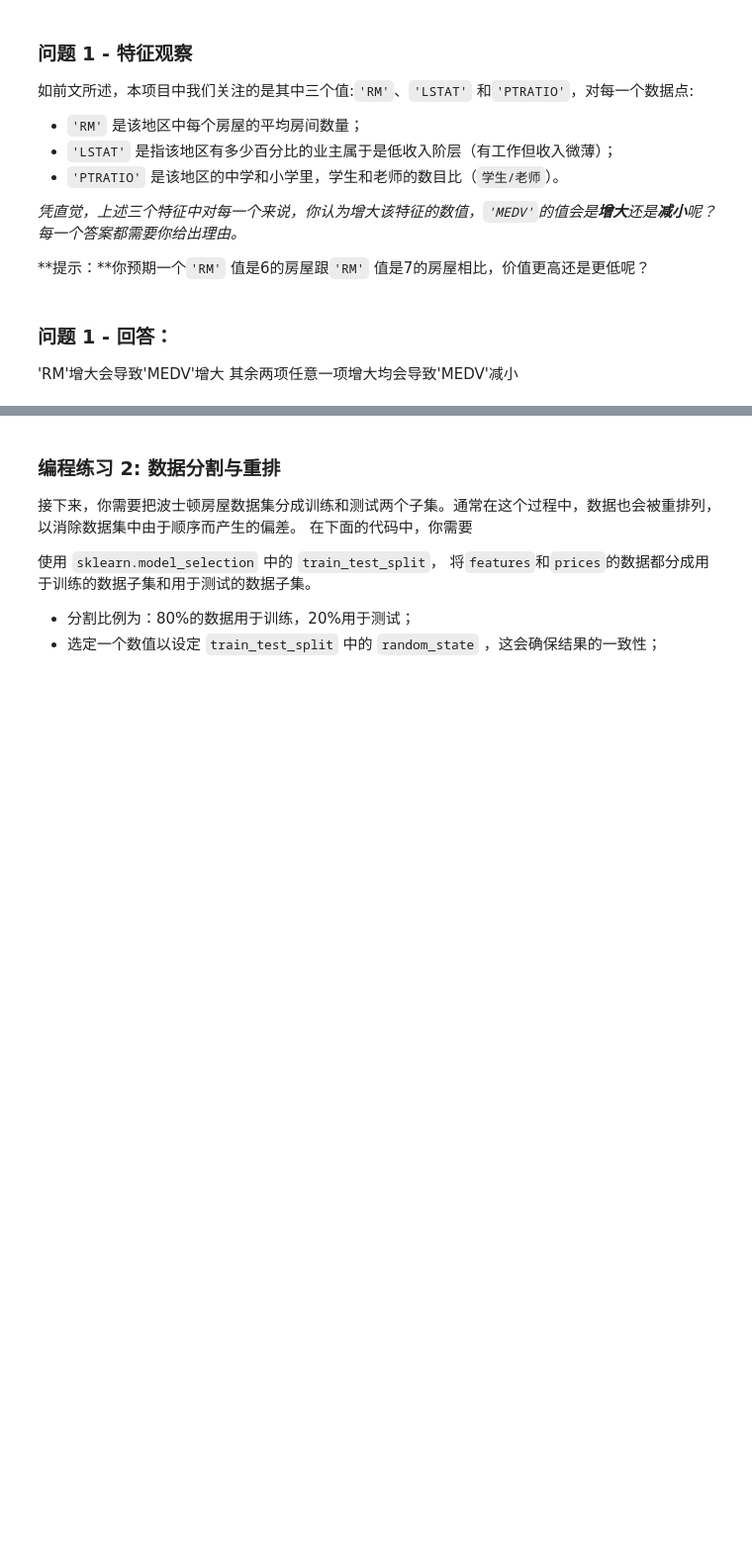
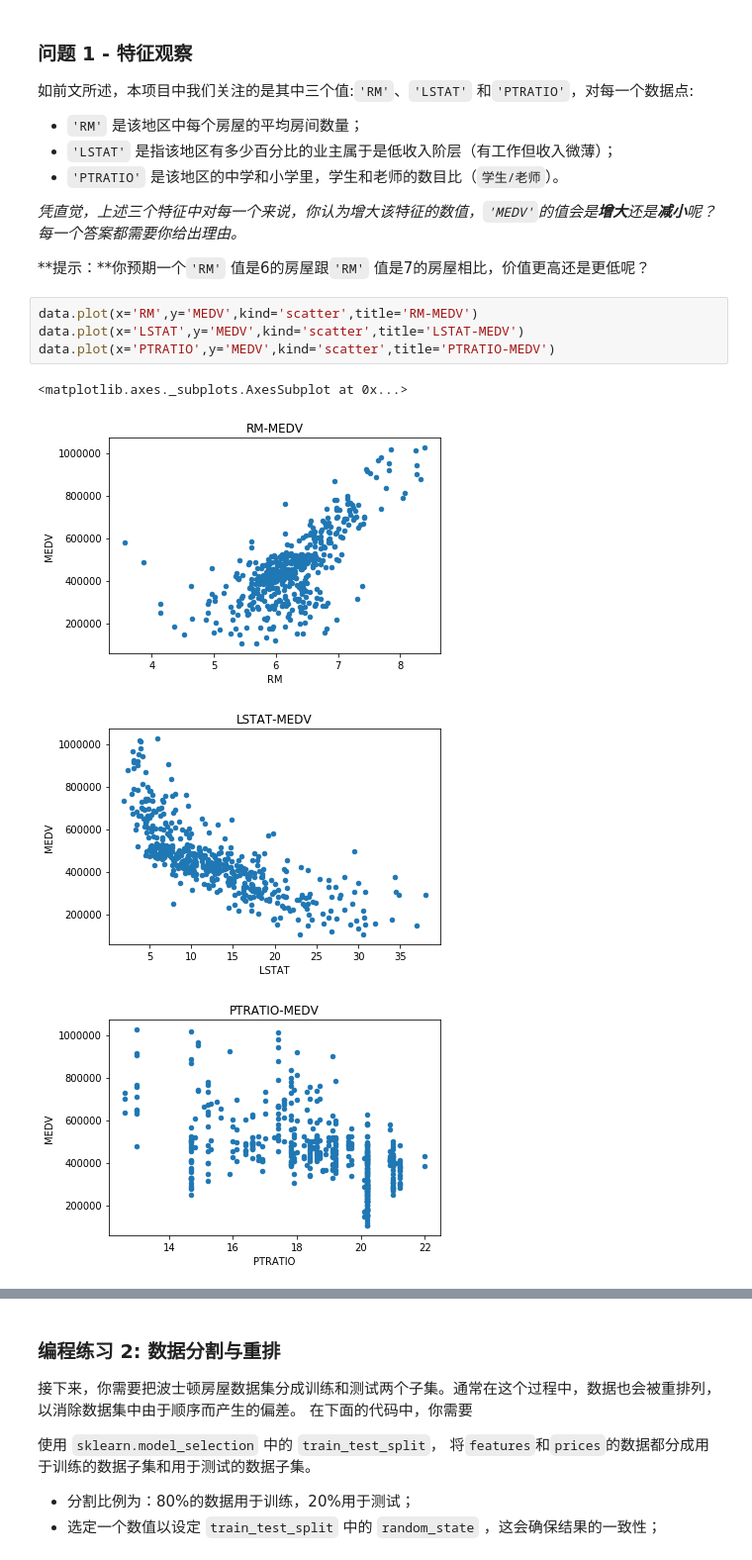
Before and after one commit to Lee-Think/boston-housing, a Jupyter notebook: boston_housing.ipynb, the cells around one changed output, grey strips where cells are left out. Shown at 99% size. Cells and saved outputs as stored; diff of their text form; blank space fills up the shorter version.

```diff
--- a/boston_housing.ipynb
+++ b/boston_housing.ipynb
@@ -115,7 +115,12 @@ Standard deviation of prices: $165,340.30
 _凭直觉，上述三个特征中对每一个来说，你认为增大该特征的数值，`'MEDV'`的值会是**增大**还是**减小**呢？每一个答案都需要你给出理由。_
 
 **提示：**你预期一个`'RM'` 值是6的房屋跟`'RM'` 值是7的房屋相比，价值更高还是更低呢？
-# %% [markdown]
-### 问题 1 - 回答：
-'RM'增大会导致'MEDV'增大
-其余两项任意一项增大均会导致'MEDV'减小
+# %%
+data.plot(x='RM',y='MEDV',kind='scatter',title='RM-MEDV')
+data.plot(x='LSTAT',y='MEDV',kind='scatter',title='LSTAT-MEDV')
+data.plot(x='PTRATIO',y='MEDV',kind='scatter',title='PTRATIO-MEDV')
+# %% [output]
+<matplotlib.axes._subplots.AxesSubplot at 0x...>
+[figure, added]
+[figure, added]
+[figure, added]
```
Also changed, not shown: parts of 9 cells of this notebook, 5 other files.
